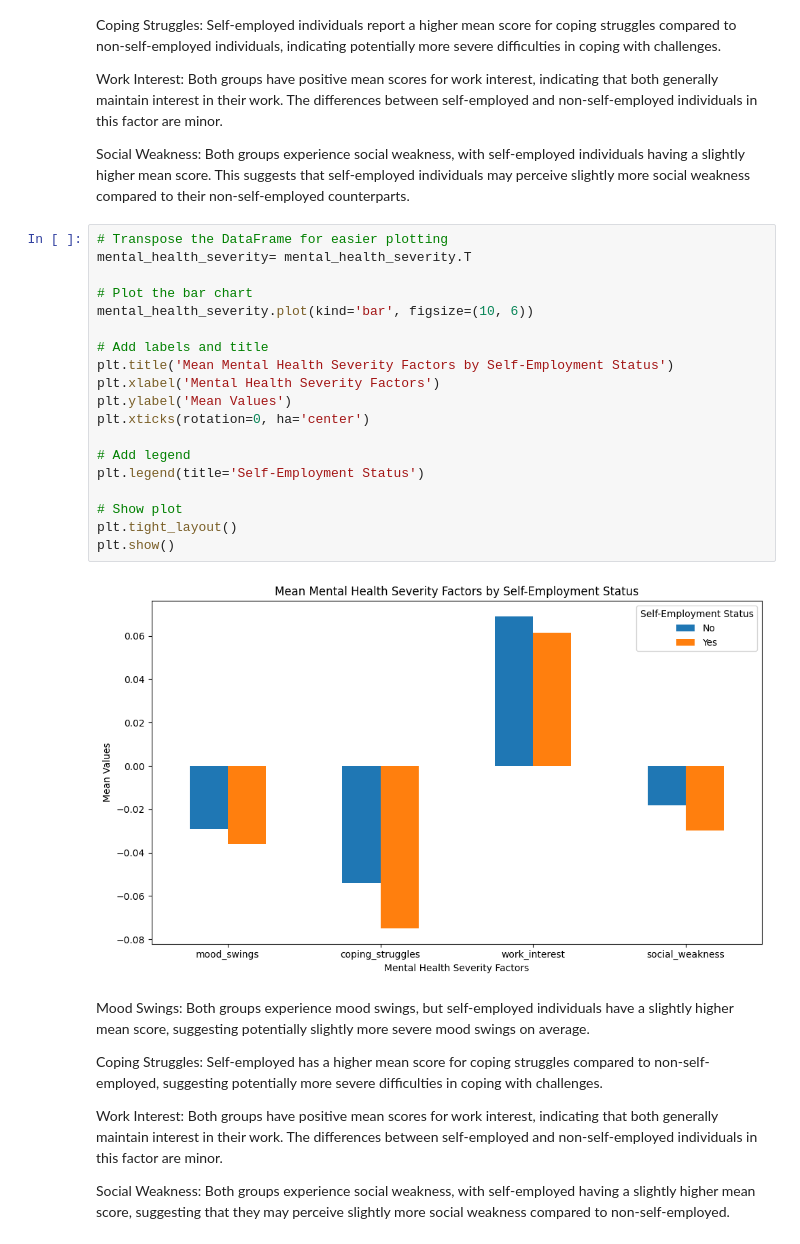
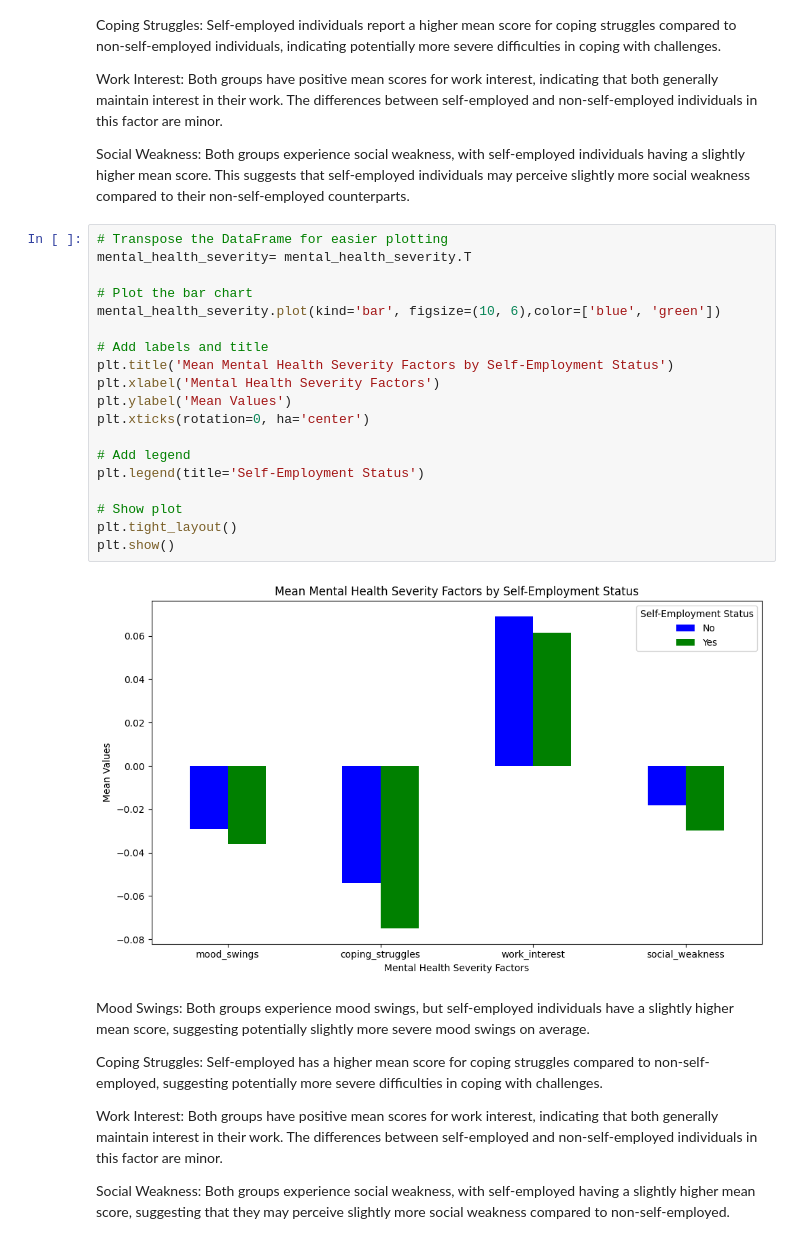
Before and after one commit to nchakicherla/ucb-dataviz-project1-group7, a Jupyter notebook: final_self_employed.ipynb, the cells around one changed output. Saved outputs shown, nothing was run; the diff lists cells and outputs as text.

Commit message:
changed color of visualiation

```diff
--- a/final_self_employed.ipynb
+++ b/final_self_employed.ipynb
@@ -331,24 +331,24 @@ Social Weakness: Both groups experience social weakness, with self-employed indi
 # %%
 # Transpose the DataFrame for easier plotting
 mental_health_severity= mental_health_severity.T
 
 # Plot the bar chart
-mental_health_severity.plot(kind='bar', figsize=(10, 6))
+mental_health_severity.plot(kind='bar', figsize=(10, 6),color=['blue', 'green'])
 
 # Add labels and title
 plt.title('Mean Mental Health Severity Factors by Self-Employment Status')
 plt.xlabel('Mental Health Severity Factors')
 plt.ylabel('Mean Values')
 plt.xticks(rotation=0, ha='center')
 
 # Add legend
 plt.legend(title='Self-Employment Status')
 
 # Show plot
 plt.tight_layout()
 plt.show()
 # %% [output]
-[figure, old version]
+[figure, new version]
 # %% [markdown]
 Mood Swings: Both groups experience mood swings, but self-employed individuals have a slightly higher mean score, suggesting potentially slightly more severe mood swings on average.
 
```
Also changed, not shown: parts of 1 cell of this notebook.
